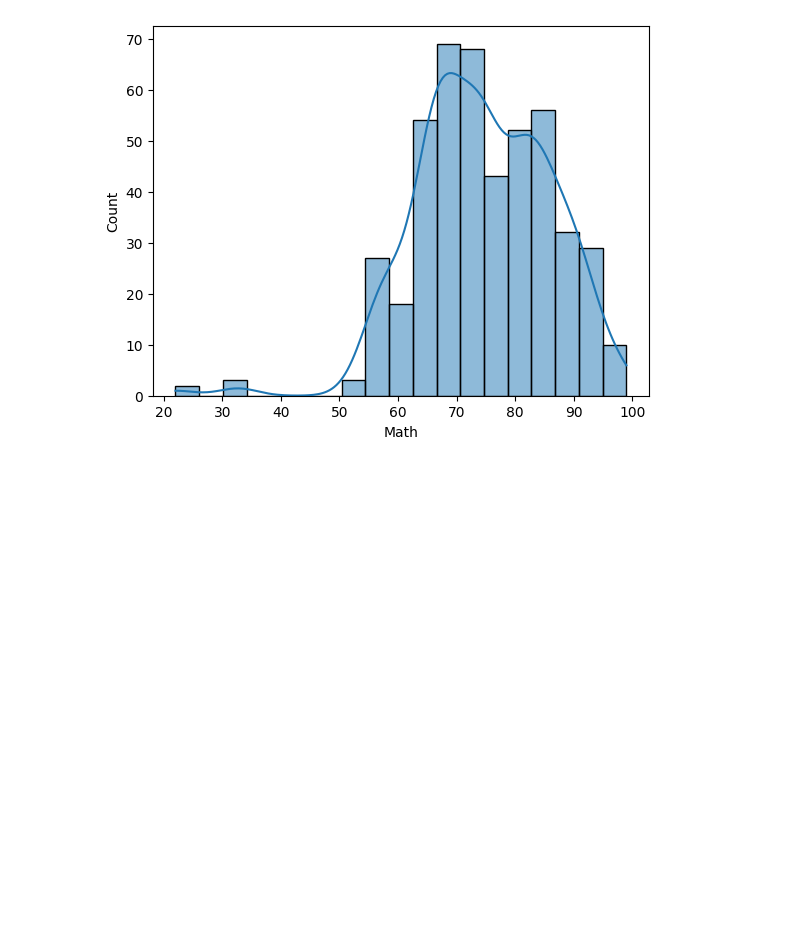
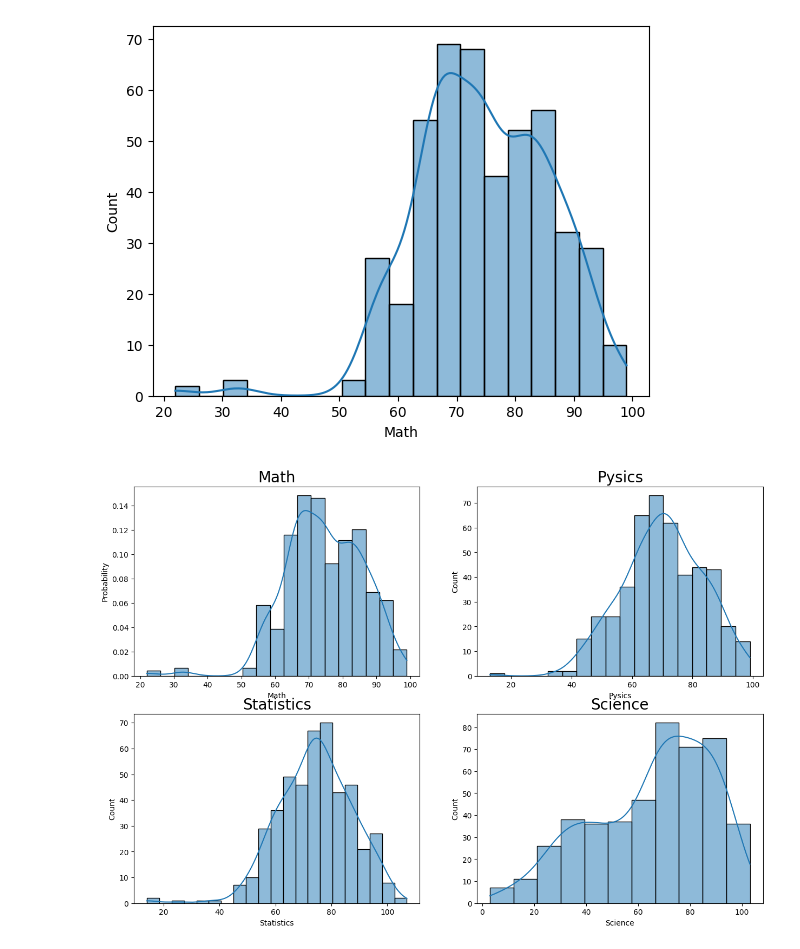
Before and after one commit to inixrust/datasets, a Jupyter notebook: Day3.ipynb, the cells around one changed output. Saved outputs shown, nothing was run; the diff lists cells and outputs as text; code cells hidden in the pictures; blank space fills up the shorter version.

```diff
--- a/Day3.ipynb
+++ b/Day3.ipynb
@@ -193,3 +193,17 @@ fig = sns.histplot(data=df, x='Math', kde=True).get_figure()
 plt.savefig("histogram math.png")
 # %% [output]
 [figure]
+# %%
+# Membuat visual semua distribusi setiap fitur
+fig, axis = plt.subplots(2, 2, figsize=(15, 10))
+sns.histplot(data=df, x='Math', kde=True, stat='probability' ,ax=axis[0,0])
+sns.histplot(data=df, x='Pysics', kde=True,ax=axis[0,1])
+sns.histplot(data=df, x='Statistics', kde=True ,ax=axis[1,0])
+sns.histplot(data=df, x='Science', kde=True ,ax=axis[1,1])
+axis[0,0].set_title("Math", size=20)
+axis[0,1].set_title("Pysics", size=20)
+axis[1,0].set_title("Statistics", size=20)
+axis[1,1].set_title("Science", size=20)
+fig.savefig("histogram semua fitur.png")
+# %% [output]
+[figure, added]
```
Also changed, not shown: parts of 9 cells of this notebook.
